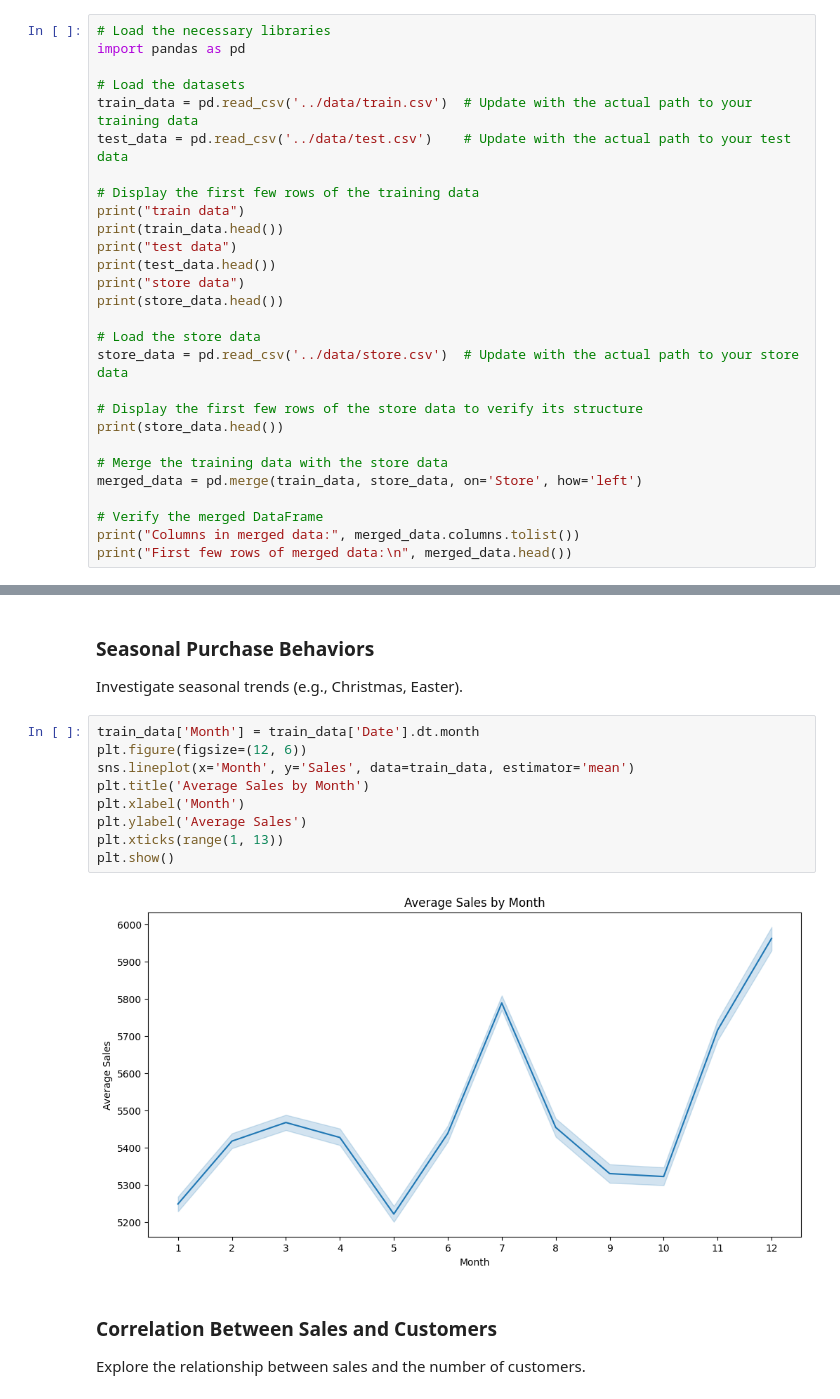
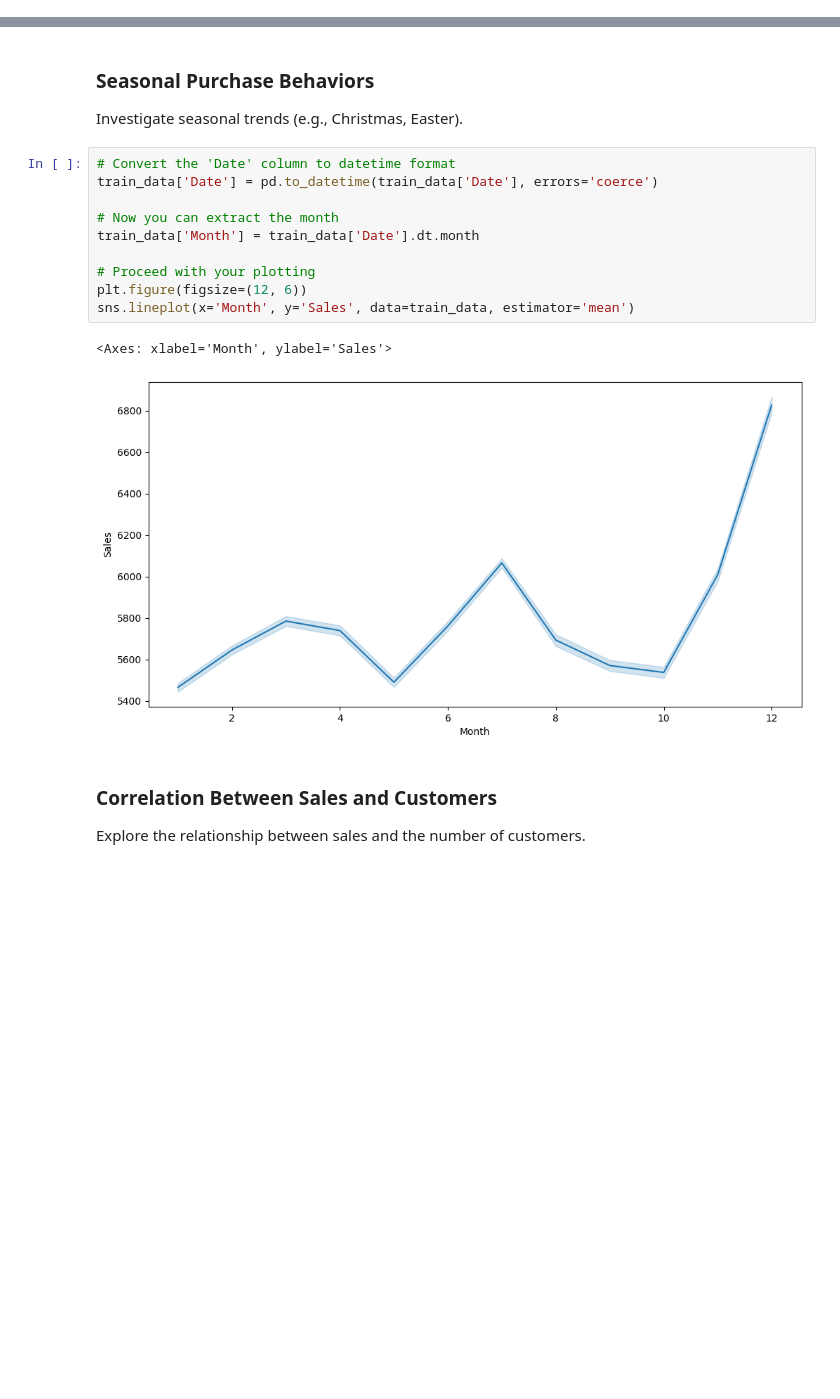
Before and after one commit to NAV-369/Sales-Forecasting, a Jupyter notebook: notebooks/exploratory_analysis.ipynb, the cells around one changed output, grey strips where cells are left out. Drawn from its saved outputs; the diff is of its cells as text; blank space fills up the shorter version.

```diff
--- a/notebooks/exploratory_analysis.ipynb
+++ b/notebooks/exploratory_analysis.ipynb
@@ -15,28 +12,0 @@ import logging
-# %%
-# Load the necessary libraries
-import pandas as pd
-
-# Load the datasets
-train_data = pd.read_csv('../data/train.csv')  # Update with the actual path to your training data
-test_data = pd.read_csv('../data/test.csv')    # Update with the actual path to your test data
-
-# Display the first few rows of the training data
-print("train data")
-print(train_data.head())
-print("test data")
-print(test_data.head())
-print("store data")
-print(store_data.head())
-
-# Load the store data
-store_data = pd.read_csv('../data/store.csv')  # Update with the actual path to your store data
-
-# Display the first few rows of the store data to verify its structure
-print(store_data.head())
-
-# Merge the training data with the store data
-merged_data = pd.merge(train_data, store_data, on='Store', how='left')
-
-# Verify the merged DataFrame
-print("Columns in merged data:", merged_data.columns.tolist())
-print("First few rows of merged data:\n", merged_data.head())
@@ -182,16 +202,18 @@ plt.show()
 ### Seasonal Purchase Behaviors
 Investigate seasonal trends (e.g., Christmas, Easter).
 # %%
+# Convert the 'Date' column to datetime format
+train_data['Date'] = pd.to_datetime(train_data['Date'], errors='coerce')
+
+# Now you can extract the month
 train_data['Month'] = train_data['Date'].dt.month
+
+# Proceed with your plotting
 plt.figure(figsize=(12, 6))
 sns.lineplot(x='Month', y='Sales', data=train_data, estimator='mean')
-plt.title('Average Sales by Month')
-plt.xlabel('Month')
-plt.ylabel('Average Sales')
-plt.xticks(range(1, 13))
-plt.show()
 # %% [output]
+<Axes: xlabel='Month', ylabel='Sales'>
-[figure, old version]
+[figure, new version]
 # %% [markdown]
 ### Correlation Between Sales and Customers
 Explore the relationship between sales and the number of customers.
```
Also changed, not shown: parts of 11 cells of this notebook, 2 other files.
